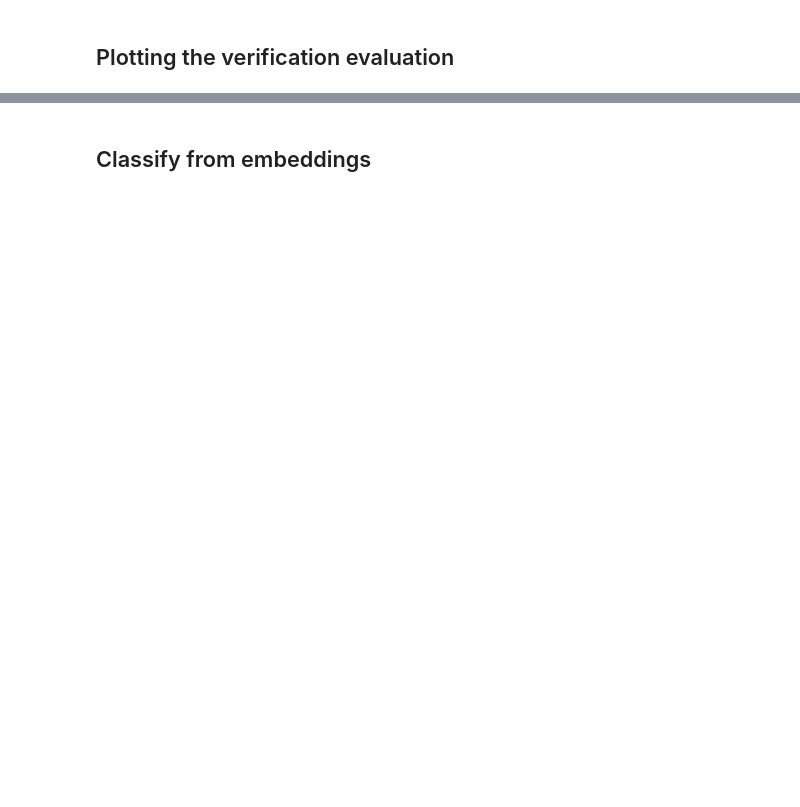
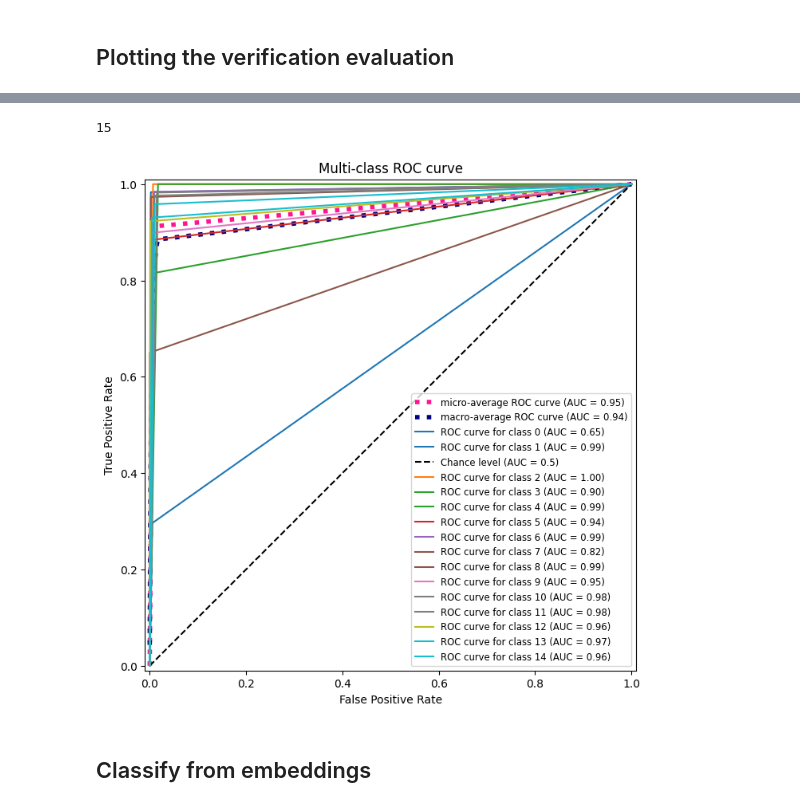
Before and after one commit to eliot-christon/robot-speech-to-speech, a Jupyter notebook: Tools/Evaluation/T1/eval.ipynb, the cells around one changed output, grey strips where cells are left out. Saved outputs shown, nothing was run; the diff lists cells and outputs as text; code cells hidden in the pictures; blank space fills up the shorter version.

```diff
--- a/Tools/Evaluation/T1/eval.ipynb
+++ b/Tools/Evaluation/T1/eval.ipynb
@@ -21,7 +19,7 @@ torchvision is not available - cannot save figures
 ## Global variables
 # %%
 input_model_dir = "../../../data/pretrained_models/"
-models_to_test = ["spkrec-ecapa-voxceleb", "spkrec-xvect-voxceleb"] # ["spkrec-ecapa-voxceleb", "spkrec-xvect-voxceleb", "spkrec-resnet-voxceleb"]
+models_to_test = ["spkrec-ecapa-voxceleb", "spkrec-xvect-voxceleb", "spkrec-resnet-voxceleb"]
 model_colors = {"spkrec-ecapa-voxceleb": ("#2265BD", "Blues"), "spkrec-xvect-voxceleb": ("orange", "Oranges"), "spkrec-resnet-voxceleb": ("#63A93A", "Greens")}
 
 people_folder = "../../../data/stored/people/"
@@ -507,3 +710,11 @@ plt.show()
+# %%
+label_binarizer = LabelBinarizer()
+y_onehot = label_binarizer.fit_transform(y_pred_all)
+
+plot_roc_curve(y_all, y_onehot)
+# %% [output]
+15
+[figure, added]
 # %% [markdown]
 ## Classify from embeddings
 # %%
```
Also changed, not shown: parts of 13 cells of this notebook, 11 other files.
